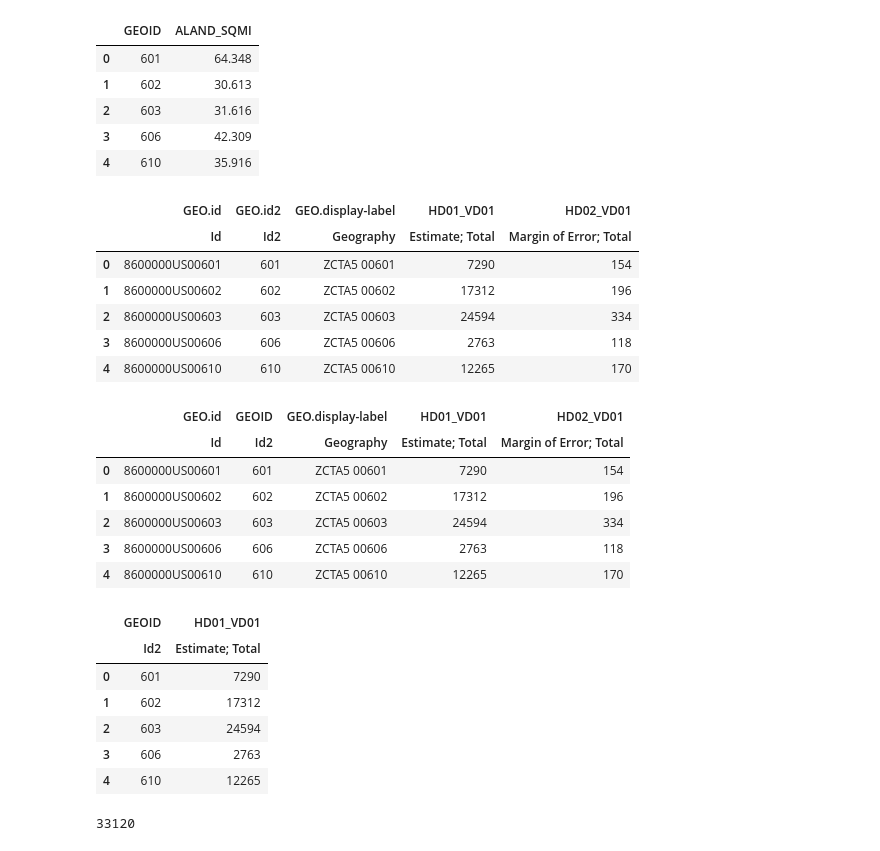
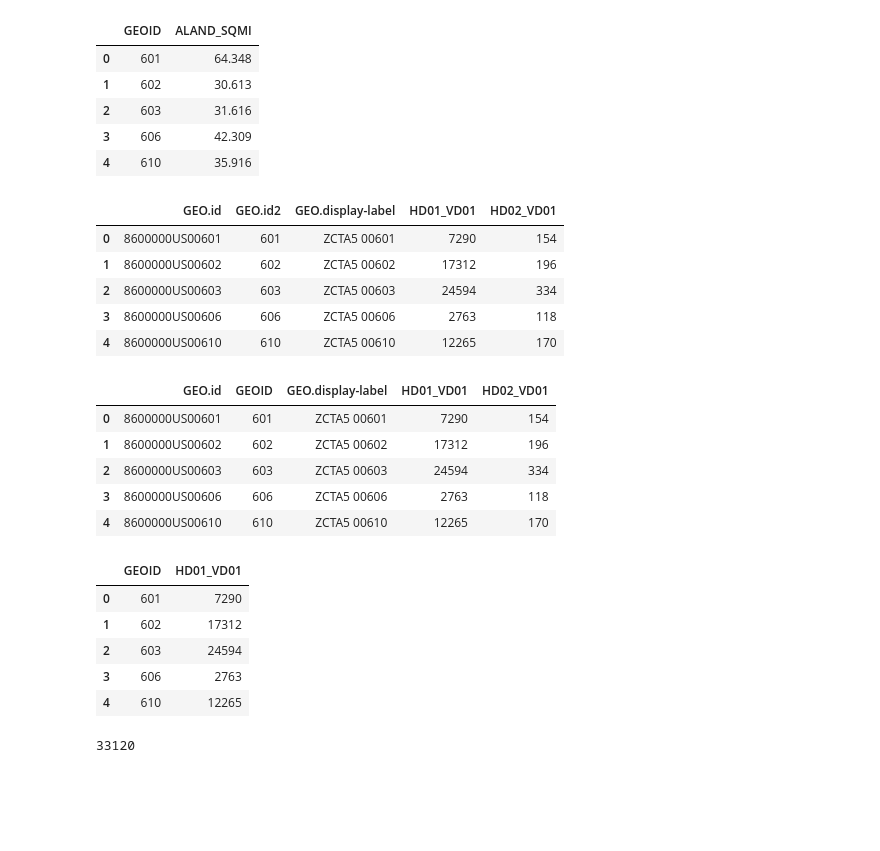
Before and after one commit to sarahrustan/DSE200x-, a Jupyter notebook: DSE200x_FinalProjectWKNG.ipynb, the cells around one changed output. Drawn from its saved outputs; the diff is of its cells as text; code cells hidden in the pictures; blank space fills up the shorter version.

```diff
--- a/DSE200x_FinalProjectWKNG.ipynb
+++ b/DSE200x_FinalProjectWKNG.ipynb
@@ -266,10 +273,9 @@ df2_ZCTA.to_csv("LandArea_ZCTA.csv")
 # %%
 # Read in housing unit counts by ZCTA from ACS data
-df_HU = pd.read_csv("ACS_16_5YR_B25001_with_ann.csv", header=[0,1])
+df_HU = pd.read_csv("ACS_16_5YR_B25001_with_ann.csv", header=0, skiprows=[1])
 df_HU.head()
 # %% [output]
 |  | GEO.id | GEO.id2 | GEO.display-label | HD01_VD01 | HD02_VD01 |
-|  | Id | Id2 | Geography | Estimate; Total | Margin of Error; Total |
 | 0 | 8600000US00601 | 601 | ZCTA5 00601 | 7290 | 154 |
 | 1 | 8600000US00602 | 602 | ZCTA5 00602 | 17312 | 196 |
 | 2 | 8600000US00603 | 603 | ZCTA5 00603 | 24594 | 334 |
@@ -281,7 +287,6 @@ df_HU.rename(columns = {'GEO.id2':'GEOID'}, inplace=True)
 df_HU.head()
 # %% [output]
 |  | GEO.id | GEOID | GEO.display-label | HD01_VD01 | HD02_VD01 |
-|  | Id | Id2 | Geography | Estimate; Total | Margin of Error; Total |
 | 0 | 8600000US00601 | 601 | ZCTA5 00601 | 7290 | 154 |
 | 1 | 8600000US00602 | 602 | ZCTA5 00602 | 17312 | 196 |
 | 2 | 8600000US00603 | 603 | ZCTA5 00603 | 24594 | 334 |
@@ -295,7 +300,6 @@ df2_HU= df_HU[features2]
 df2_HU.head()
 # %% [output]
 |  | GEOID | HD01_VD01 |
-|  | Id2 | Estimate; Total |
 | 0 | 601 | 7290 |
 | 1 | 602 | 17312 |
 | 2 | 603 | 24594 |
```
Also changed, not shown: parts of 32 cells of this notebook.
